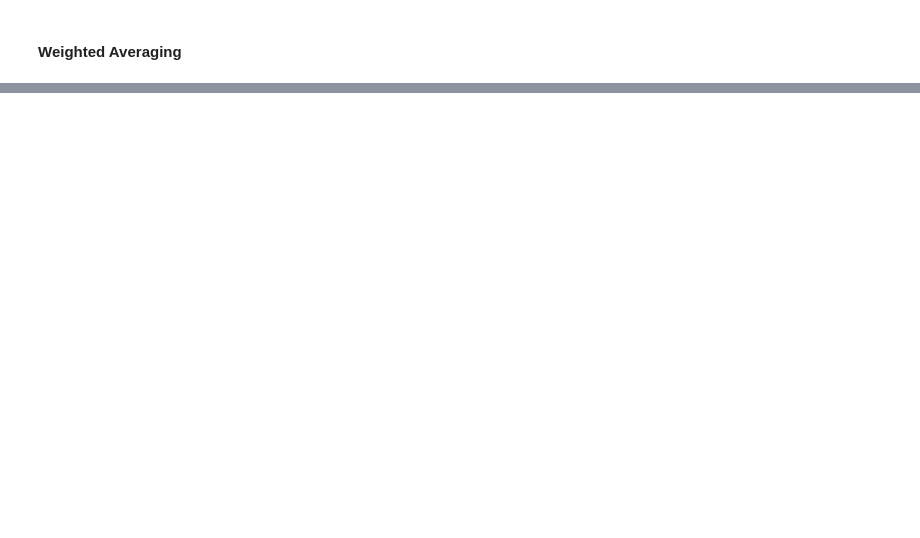
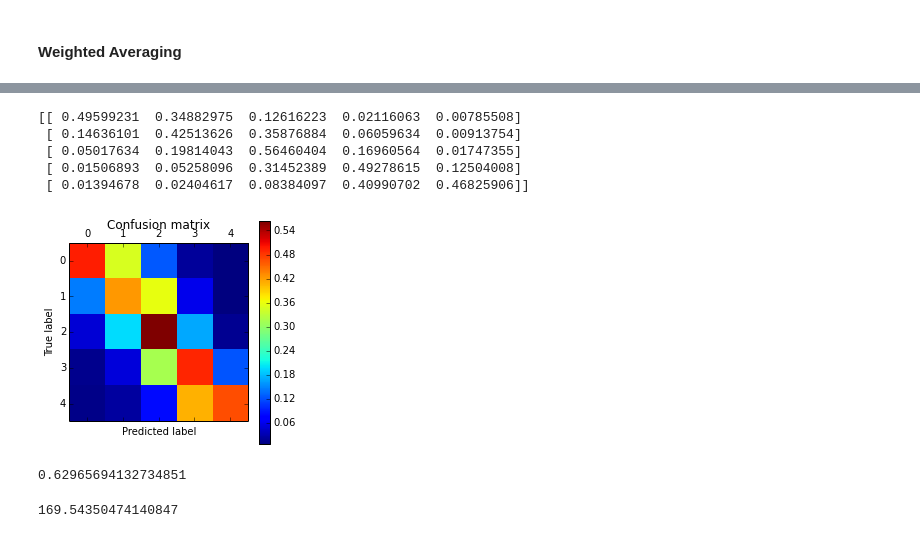
Before and after one commit to gitpaulsmith/Reviews, a Jupyter notebook: 5CatEnsembles.ipynb, the cells around one changed output, grey strips where cells are left out. Saved outputs shown, nothing was run; the diff lists cells and outputs as text; code cells hidden in the pictures; blank space fills up the shorter version.

```diff
--- a/5CatEnsembles.ipynb
+++ b/5CatEnsembles.ipynb
@@ -314,0 +351,2 @@ makeCM_plot(y_train2, X_wavg)
+# %%
+Linreg_ens = LinearRegression()
@@ -314,0 +361,19 @@ makeCM_plot(y_train2, X_wavg)
+# %%
+y_Linregout = np.rint(Linreg_ens.predict(X_enstest))
+# %%
+makeCM_plot(y_test, y_Linregout)
+# %% [output]
+[[ 0.49599231  0.34882975  0.12616223  0.02116063  0.00785508]
+ [ 0.14636101  0.42513626  0.35876884  0.06059634  0.00913754]
+ [ 0.05017634  0.19814043  0.56460404  0.16960564  0.01747355]
+ [ 0.01506893  0.05258096  0.31452389  0.49278615  0.12504008]
+ [ 0.01394678  0.02404617  0.08384097  0.40990702  0.46825906]]
+[figure, added]
+# %%
+ErrorEst(y_test, y_Linregout)
+# %% [output]
+0.62965694132734851
+# %%
+L2Est(y_test, y_Linregout)
+# %% [output]
+169.54350474140847
```
Also changed, not shown: parts of 47 cells of this notebook.
